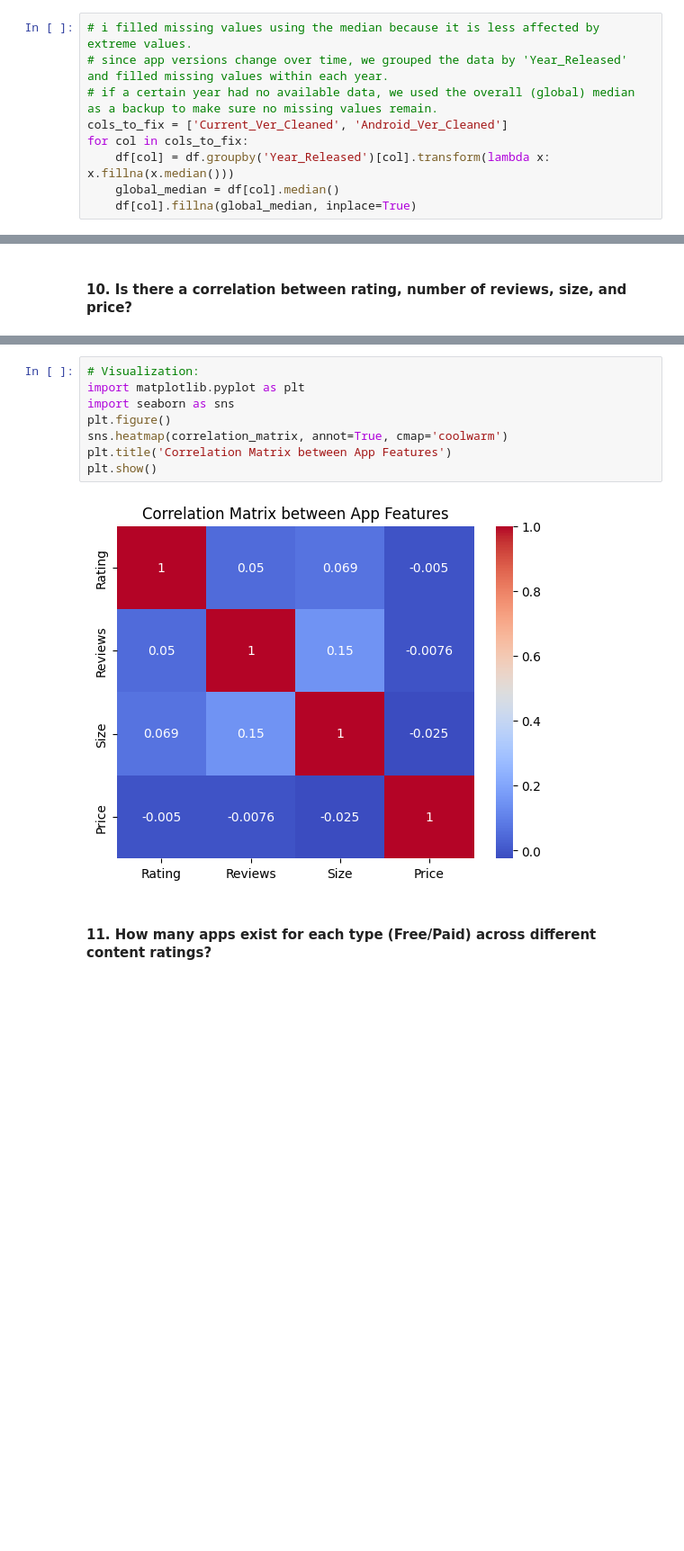
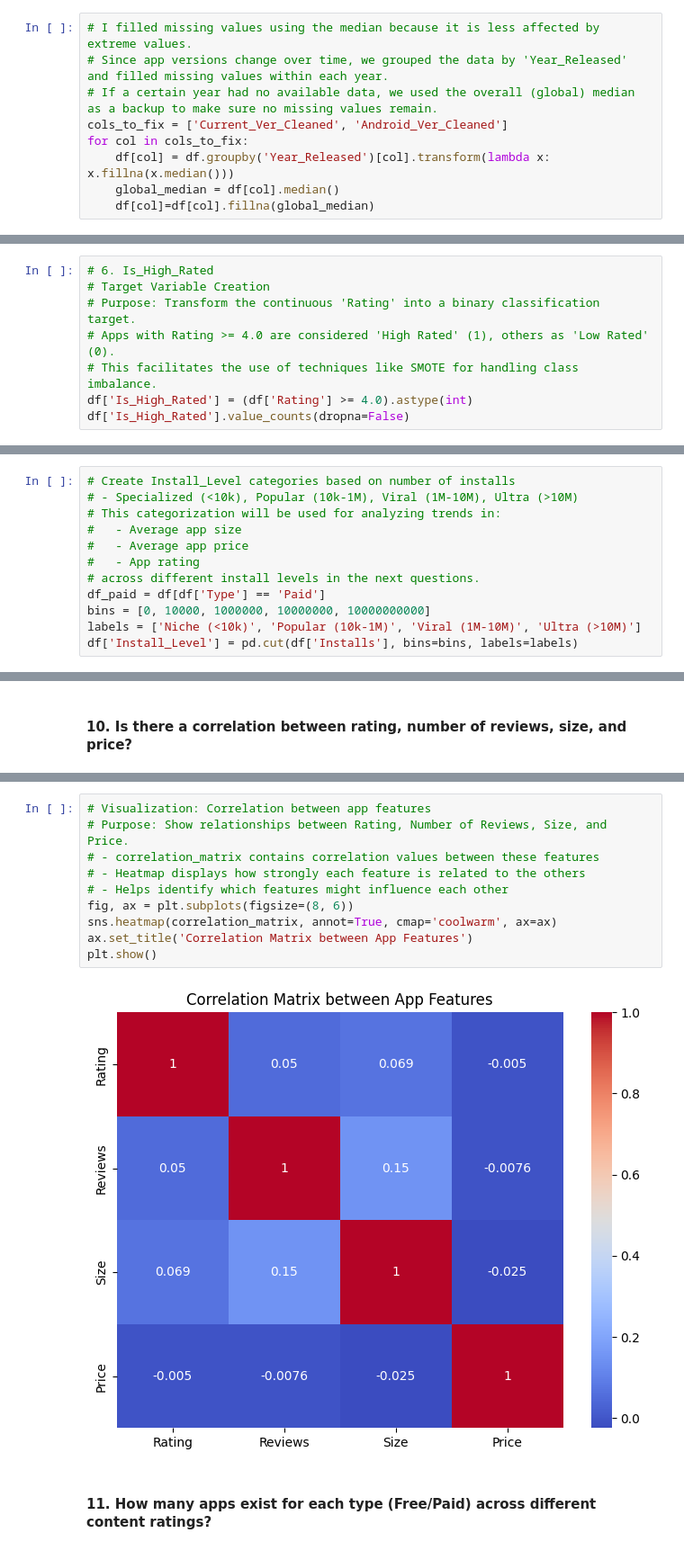
Before and after one commit to demaabukwaik-dev/Play-Store-apps-data-cleaning-and-preprocessing, a Jupyter notebook: GoogleApp.ipynb, the cells around one changed output, grey strips where cells are left out. Shown at 90% size. Drawn from its saved outputs; the diff is of its cells as text; blank space fills up the shorter version.

```diff
--- a/GoogleApp.ipynb
+++ b/GoogleApp.ipynb
@@ -1119,9 +1246,9 @@ np.int64(992)
 # %%
-# i filled missing values using the median because it is less affected by extreme values.
-# since app versions change over time, we grouped the data by 'Year_Released' and filled missing values within each year.
-# if a certain year had no available data, we used the overall (global) median as a backup to make sure no missing values remain.
+# I filled missing values using the median because it is less affected by extreme values.
+# Since app versions change over time, we grouped the data by 'Year_Released' and filled missing values within each year.
+# If a certain year had no available data, we used the overall (global) median as a backup to make sure no missing values remain.
 cols_to_fix = ['Current_Ver_Cleaned', 'Android_Ver_Cleaned']
 for col in cols_to_fix:
     df[col] = df.groupby('Year_Released')[col].transform(lambda x: x.fillna(x.median()))
     global_median = df[col].median()
-    df[col].fillna(global_median, inplace=True)
+    df[col]=df[col].fillna(global_median)
@@ -1205,0 +1338,8 @@ memory usage: 1.4 MB
+# %%
+# 6. Is_High_Rated
+# Target Variable Creation
+# Purpose: Transform the continuous 'Rating' into a binary classification target.
+# Apps with Rating >= 4.0 are considered 'High Rated' (1), others as 'Low Rated' (0).
+# This facilitates the use of techniques like SMOTE for handling class imbalance.
+df['Is_High_Rated'] = (df['Rating'] >= 4.0).astype(int)
+df['Is_High_Rated'].value_counts(dropna=False)
@@ -1350,3 +1596,15 @@ plt.show()
+# %%
+# Create Install_Level categories based on number of installs
+# - Specialized (<10k), Popular (10k-1M), Viral (1M-10M), Ultra (>10M)
+# This categorization will be used for analyzing trends in:
+#   - Average app size
+#   - Average app price
+#   - App rating
+# across different install levels in the next questions.
+df_paid = df[df['Type'] == 'Paid']
+bins = [0, 10000, 1000000, 10000000, 10000000000]
+labels = ['Niche (<10k)', 'Popular (10k-1M)', 'Viral (1M-10M)', 'Ultra (>10M)']
+df['Install_Level'] = pd.cut(df['Installs'], bins=bins, labels=labels)
 # %% [markdown]
 #### 6. What is the average price of apps grouped by genre and number of installs?
 # %%
@@ -1442,13 +1775,15 @@ correlation_matrix
 # %%
-# Visualization:
-import matplotlib.pyplot as plt
-import seaborn as sns
-plt.figure()
-sns.heatmap(correlation_matrix, annot=True, cmap='coolwarm')
-plt.title('Correlation Matrix between App Features')
+# Visualization: Correlation between app features
+# Purpose: Show relationships between Rating, Number of Reviews, Size, and Price.
+# - correlation_matrix contains correlation values between these features
+# - Heatmap displays how strongly each feature is related to the others
+# - Helps identify which features might influence each other
+fig, ax = plt.subplots(figsize=(8, 6))
+sns.heatmap(correlation_matrix, annot=True, cmap='coolwarm', ax=ax)
+ax.set_title('Correlation Matrix between App Features')
 plt.show()
 # %% [output]
-[figure, old version]
+[figure, new version]
 # %% [markdown]
 #### 11. How many apps exist for each type (Free/Paid) across different content ratings?
 # %%
```
Also changed, not shown: parts of 170 cells of this notebook.
